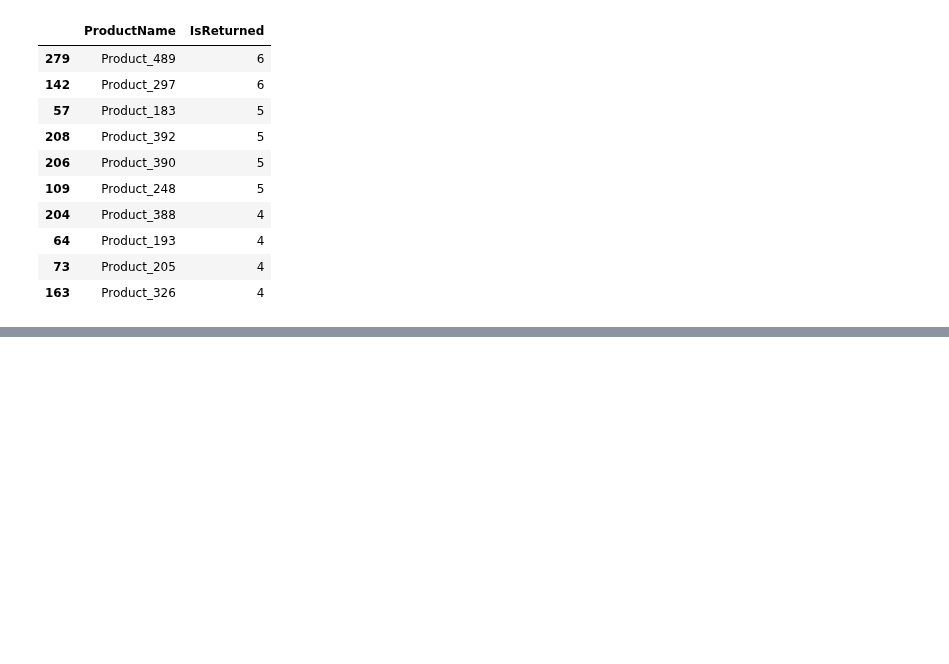
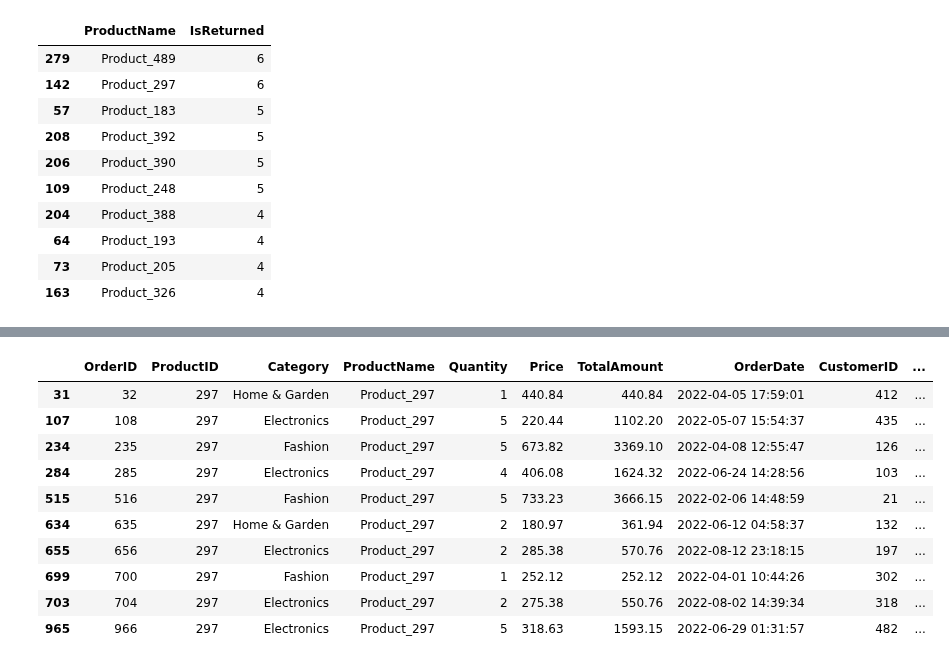
Before and after one commit to YuliaVK/Data-Analytics, a Jupyter notebook: EDA_Sales/notebooks/Sales_EDA.ipynb, the cells around one changed output, grey strips where cells are left out. Drawn from its saved outputs; the diff is of its cells as text; code cells hidden in the pictures; blank space fills up the shorter version.

```diff
--- a/EDA_Sales/notebooks/Sales_EDA.ipynb
+++ b/EDA_Sales/notebooks/Sales_EDA.ipynb
@@ -277,0 +290,15 @@ most_returned_products
+# %%
+product_297 = df[df['ProductID'] == 297]
+product_297
+# %% [output]
+|  | OrderID | ProductID | Category | ProductName | Quantity | Price | TotalAmount | OrderDate | CustomerID | ... |
+| 31 | 32 | 297 | Home & Garden | Product_297 | 1 | 440.84 | 440.84 | 2022-04-05 17:59:01 | 412 | ... |
+| 107 | 108 | 297 | Electronics | Product_297 | 5 | 220.44 | 1102.20 | 2022-05-07 15:54:37 | 435 | ... |
+| 234 | 235 | 297 | Fashion | Product_297 | 5 | 673.82 | 3369.10 | 2022-04-08 12:55:47 | 126 | ... |
+| 284 | 285 | 297 | Electronics | Product_297 | 4 | 406.08 | 1624.32 | 2022-06-24 14:28:56 | 103 | ... |
+| 515 | 516 | 297 | Fashion | Product_297 | 5 | 733.23 | 3666.15 | 2022-02-06 14:48:59 | 21 | ... |
+| 634 | 635 | 297 | Home & Garden | Product_297 | 2 | 180.97 | 361.94 | 2022-06-12 04:58:37 | 132 | ... |
+| 655 | 656 | 297 | Electronics | Product_297 | 2 | 285.38 | 570.76 | 2022-08-12 23:18:15 | 197 | ... |
+| 699 | 700 | 297 | Fashion | Product_297 | 1 | 252.12 | 252.12 | 2022-04-01 10:44:26 | 302 | ... |
+| 703 | 704 | 297 | Electronics | Product_297 | 2 | 275.38 | 550.76 | 2022-08-02 14:39:34 | 318 | ... |
+| 965 | 966 | 297 | Electronics | Product_297 | 5 | 318.63 | 1593.15 | 2022-06-29 01:31:57 | 482 | ... |
```
Also changed, not shown: parts of 1 cell of this notebook.
